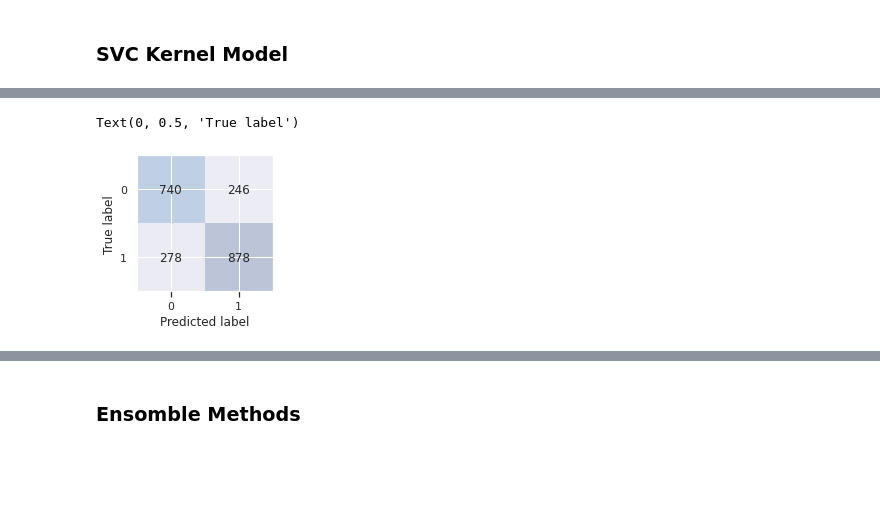
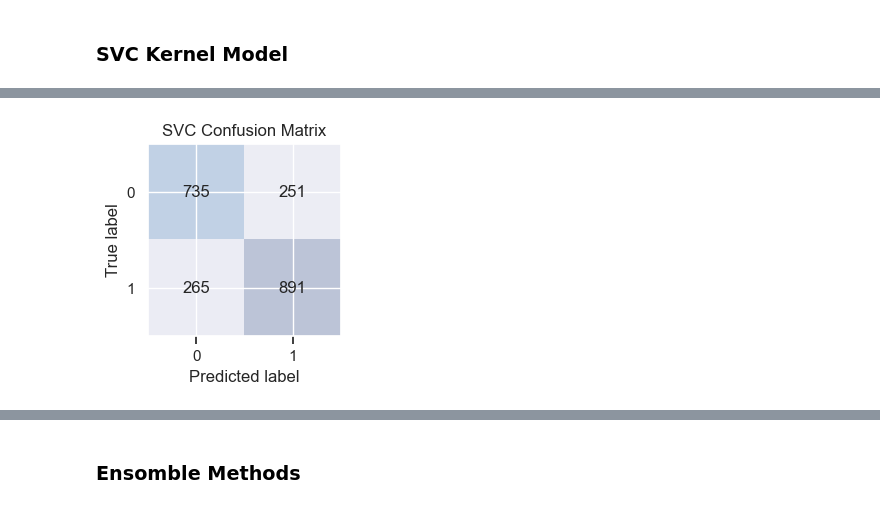
Before and after one commit to freedom-780/Psychedelic-Depression-Nexus-Predictive-Analysis-of-Patient-Outcomes, a Jupyter notebook: Psychedelic_mushrooms.ipynb, the cells around one changed output, grey strips where cells are left out. Drawn from its saved outputs; the diff is of its cells as text; code cells hidden in the pictures; blank space fills up the shorter version.

Commit message:
Add confusion matrix and improve comments

```diff
--- a/Psychedelic_mushrooms.ipynb
+++ b/Psychedelic_mushrooms.ipynb
@@ -267,5 +321,0 @@ Most of the data seems to be shewed with left tails, may need to do transformati
-# %%
-sns.set(rc = {'figure.figsize':(10,8)})
-sns.boxplot(y ='PHQ9_SCORE',data=df)
-plt.ylim(0, 50)
-plt.tight_layout()
@@ -428,5 +501,5 @@ sns.heatmap(df_clean.corr(), square= True,linewidths=.2)
 # %%
-X, y = df_clean.loc[:, 'SEX': 'INSURANCE'].drop('PHQ9_SCORE', axis=1).values, df_clean.loc[:, 'PHQ9_SCORE'].values
+X, y = df_clean.loc[:, 'PSY_USE_YN': 'INSURANCE'].drop('PHQ9_SCORE', axis=1).values, df_clean.loc[:, 'PHQ9_SCORE'].values
 # %%
 X_train, X_test, y_train, y_test = train_test_split(X, y,test_size =0.3, random_state = 0, \
                                                    stratify = y)
@@ -434,5 +507,5 @@ X_train, X_test, y_train, y_test = train_test_split(X, y,test_size =0.3, random_
 ### Linear SVC Model
 # %%
 # make pipeline
-pipe_lr = make_pipeline(StandardScaler(),PCA(),
-                        LinearSVC( max_iter=10000,random_state =1))
+pipe_lr = make_pipeline(StandardScaler(),
+                        LinearSVC(max_iter = 5000,random_state =1))
@@ -505,5 +548,5 @@ plt.legend(loc='lower right')
 # %% [markdown]
 ### SVC Kernel Model
 # %%
-pipe_svc = make_pipeline(StandardScaler(), SVC(random_state=0))
+pipe_svc = make_pipeline(StandardScaler(), SVC(max_iter = -1, random_state=0))
 # %% [markdown]
@@ -524,12 +572,12 @@ print(confmat)
 # %%
 fig, ax = plt.subplots(figsize=(2.5, 2.5))
 ax.matshow(confmat, cmap=plt.cm.Blues, alpha=0.2)
 for i in range(confmat.shape[0]):
   for j in range(confmat.shape[1]):
     ax.text(x=j, y=i, s=confmat[i, j],va='center', ha='center')
 ax.xaxis.set_ticks_position('bottom')
 plt.xlabel('Predicted label')
 plt.ylabel('True label')
+plt.title('SVC Confusion Matrix');
 # %% [output]
-Text(0, 0.5, 'True label')
-[figure, old version]
+[figure, new version]
```
Also changed, not shown: parts of 103 cells of this notebook.
